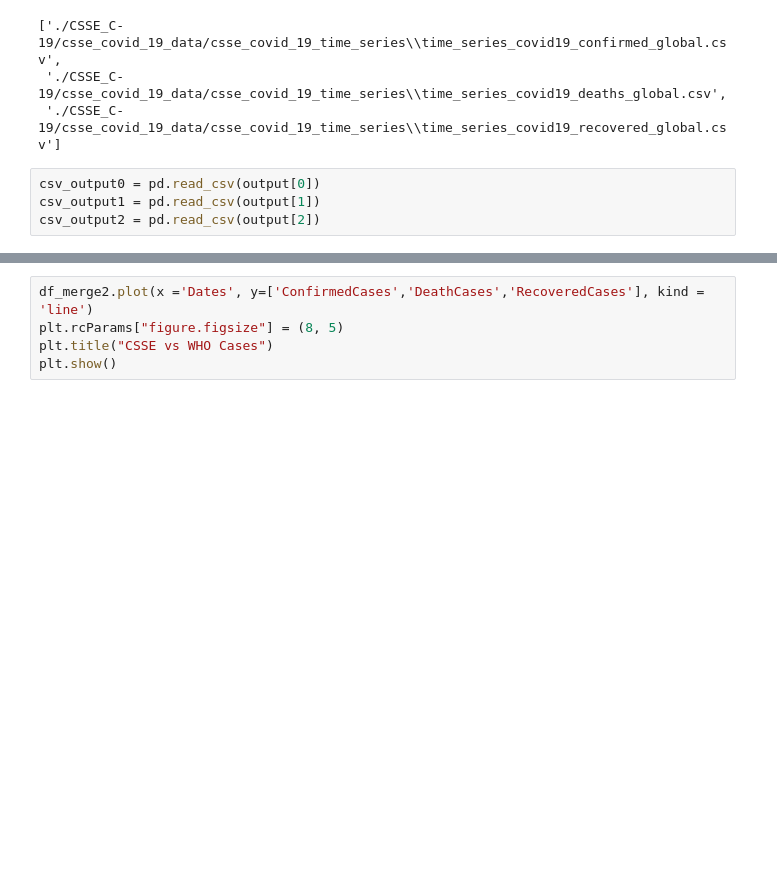
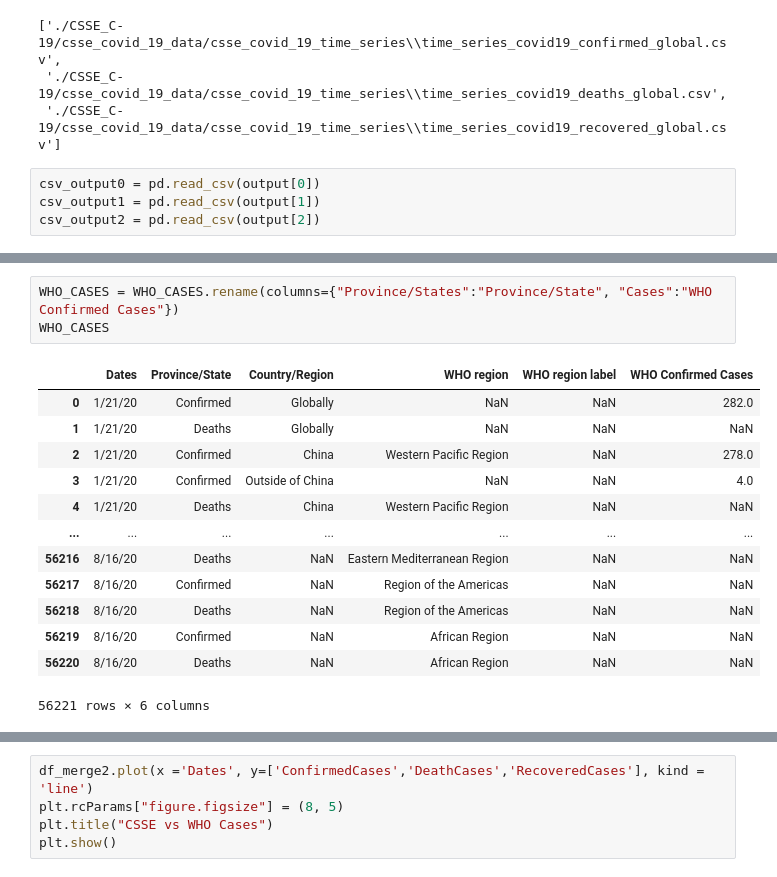
Before and after one commit to jisanos/C19A-COVID-19-Prediction-Algorithm, a Jupyter notebook: CSSE vs WHO.ipynb, the cells around one changed output, grey strips where cells are left out. Saved outputs shown, nothing was run; the diff lists cells and outputs as text; blank space fills up the shorter version.

```diff
--- a/CSSE vs WHO.ipynb
+++ b/CSSE vs WHO.ipynb
@@ -153,0 +154,17 @@ display(df_merge2)
+# %%
+WHO_CASES = WHO_CASES.rename(columns={"Province/States":"Province/State", "Cases":"WHO Confirmed Cases"})
+WHO_CASES
+# %% [output]
+|  | Dates | Province/State | Country/Region | WHO region | WHO region label | WHO Confirmed Cases |
+| 0 | 1/21/20 | Confirmed | Globally | NaN | NaN | 282.0 |
+| 1 | 1/21/20 | Deaths | Globally | NaN | NaN | NaN |
+| 2 | 1/21/20 | Confirmed | China | Western Pacific Region | NaN | 278.0 |
+| 3 | 1/21/20 | Confirmed | Outside of China | NaN | NaN | 4.0 |
+| 4 | 1/21/20 | Deaths | China | Western Pacific Region | NaN | NaN |
+| ... | ... | ... | ... | ... | ... | ... |
+| 56216 | 8/16/20 | Deaths | NaN | Eastern Mediterranean Region | NaN | NaN |
+| 56217 | 8/16/20 | Confirmed | NaN | Region of the Americas | NaN | NaN |
+| 56218 | 8/16/20 | Deaths | NaN | Region of the Americas | NaN | NaN |
+| 56219 | 8/16/20 | Confirmed | NaN | African Region | NaN | NaN |
+| 56220 | 8/16/20 | Deaths | NaN | African Region | NaN | NaN |
+56221 rows × 6 columns
```
Also changed, not shown: parts of 5 cells of this notebook.
